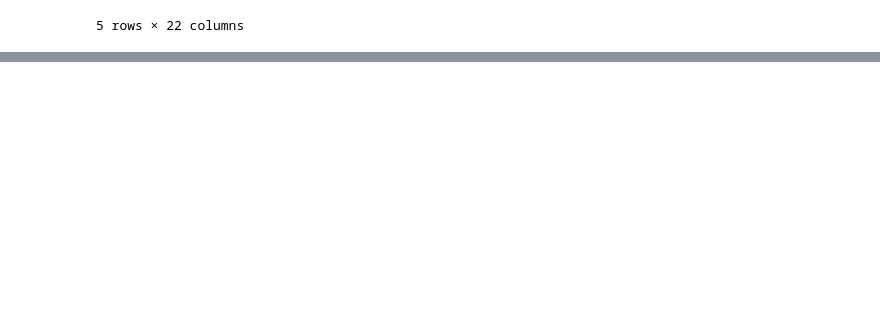
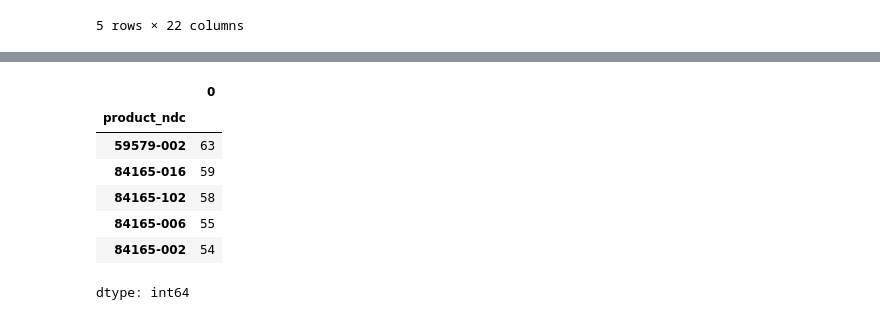
Before and after one commit to SheshmaJ/ADS-507-Final-Team-Project, a Jupyter notebook: ADS507_Final_FDA_Shortage.ipynb, the cells around one changed output, grey strips where cells are left out. Cells and saved outputs as stored; diff of their text form; code cells hidden in the pictures; blank space fills up the shorter version.

```diff
--- a/ADS507_Final_FDA_Shortage.ipynb
+++ b/ADS507_Final_FDA_Shortage.ipynb
@@ -74,0 +149,13 @@ data/drug-ndc-0001-of-0001.json size: 234304502
+# %%
+# Confirm multiple packaging records exist per product_ndc
+
+ndc_packaging.groupby("product_ndc").size().sort_values(ascending=False).head()
+# %% [output]
+|  | 0 |
+| product_ndc |  |
+| 59579-002 | 63 |
+| 84165-016 | 59 |
+| 84165-102 | 58 |
+| 84165-006 | 55 |
+| 84165-002 | 54 |
+dtype: int64
```
Also changed, not shown: parts of 7 cells of this notebook.
